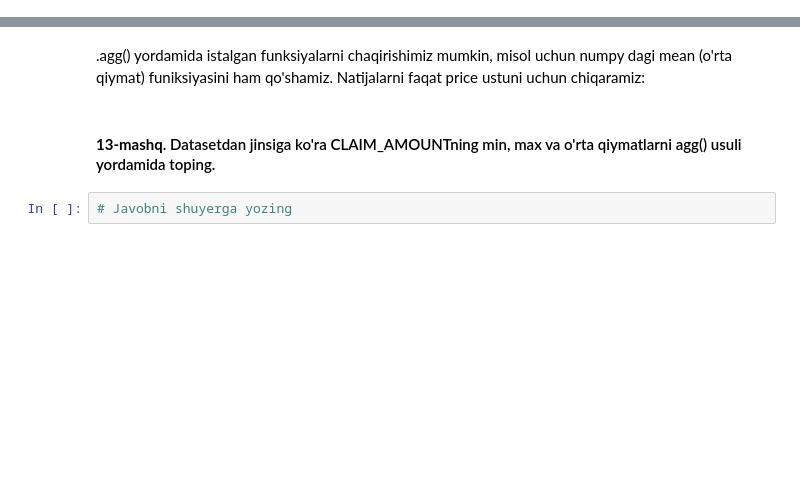
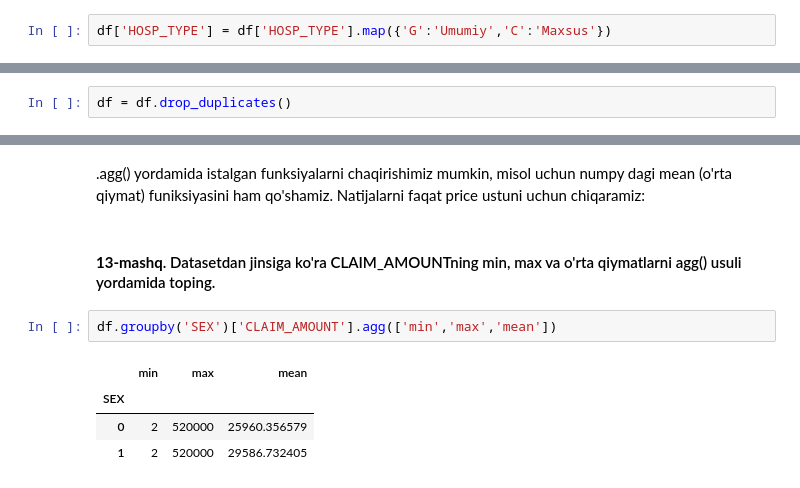
Before and after one commit to IlyasNasirov/notebook, a Jupyter notebook: DS_3_Modul_3_Amaliyot_tozalash.ipynb, the cells around one changed output, grey strips where cells are left out. Drawn from its saved outputs; the diff is of its cells as text; blank space fills up the shorter version.

```diff
--- a/DS_3_Modul_3_Amaliyot_tozalash.ipynb
+++ b/DS_3_Modul_3_Amaliyot_tozalash.ipynb
@@ -103,3 +142,5 @@ df.head(5)
+# %%
+df['HOSP_TYPE'] = df['HOSP_TYPE'].map({'G':'Umumiy','C':'Maxsus'})
 # %%
 #@title **To'g'ri javob**
 df["HOSP_TYPE"] = df["HOSP_TYPE"].map({'G':"Umumiy", 'C':"Maxsus"})
@@ -124,3 +171,5 @@ sum(df.duplicated())
+# %%
+df = df.drop_duplicates()
 # %%
 #@title **To'g'ri javob**
 df.drop_duplicates(inplace=True)
@@ -149,8 +216,13 @@ df.groupby('HOSP_TYPE').CLAIM_AMOUNT.max()
 .agg() yordamida istalgan funksiyalarni chaqirishimiz mumkin, misol uchun numpy dagi mean (o'rta qiymat) funiksiyasini ham qo'shamiz. Natijalarni faqat price ustuni uchun chiqaramiz:
 # %% [markdown]
 #### **13-mashq**. Datasetdan jinsiga ko'ra CLAIM_AMOUNTning min, max va o'rta qiymatlarni agg() usuli yordamida toping.
-# %%
-# Javobni shuyerga yozing
+# %%
+df.groupby('SEX')['CLAIM_AMOUNT'].agg(['min','max','mean'])
+# %% [output]
+|  | min | max | mean |
+| SEX |  |  |  |
+| 0 | 2 | 520000 | 25960.356579 |
+| 1 | 2 | 520000 | 29586.732405 |
 # %%
 #@title **To'g'ri javob**
 df.groupby('SEX').CLAIM_AMOUNT.agg([min, max, np.mean])
```
Also changed, not shown: parts of 26 cells of this notebook.
